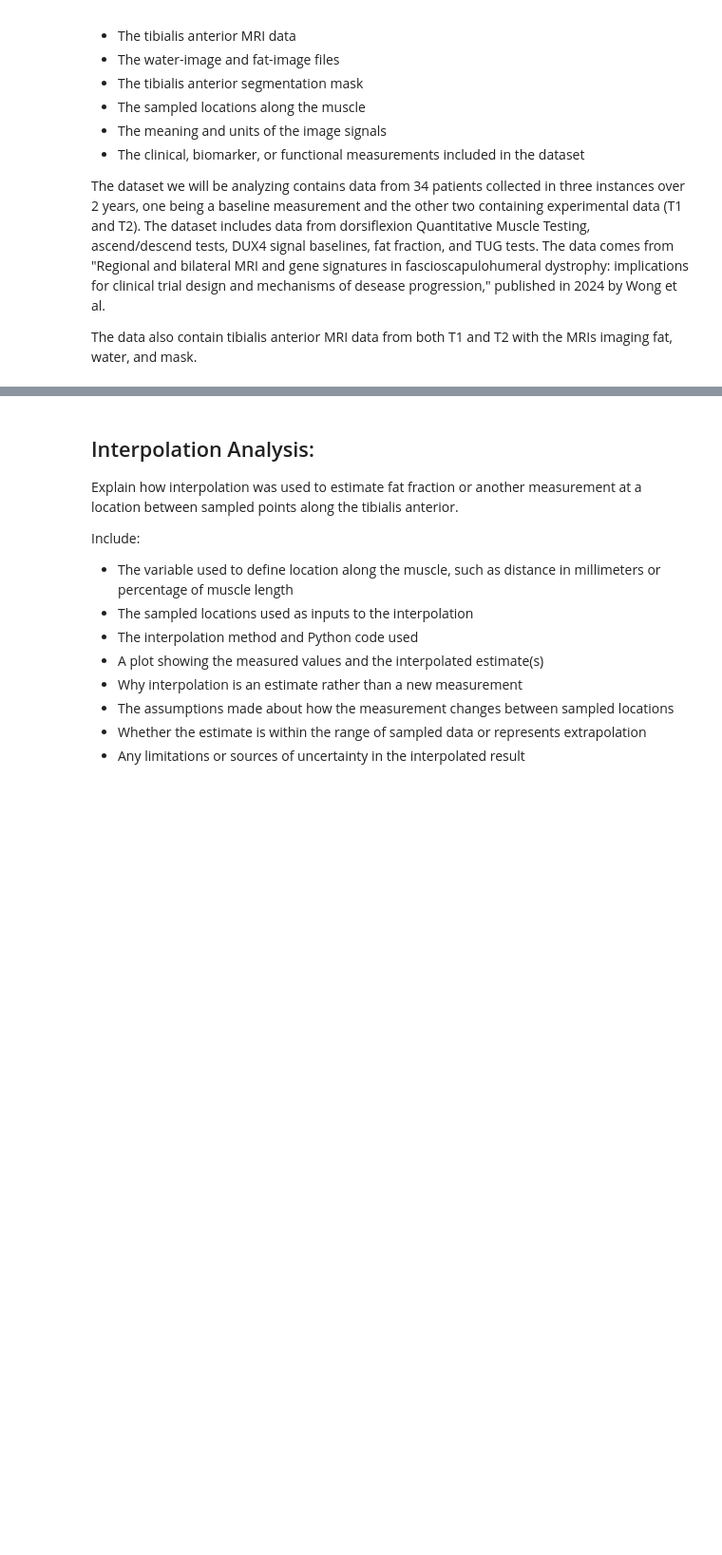
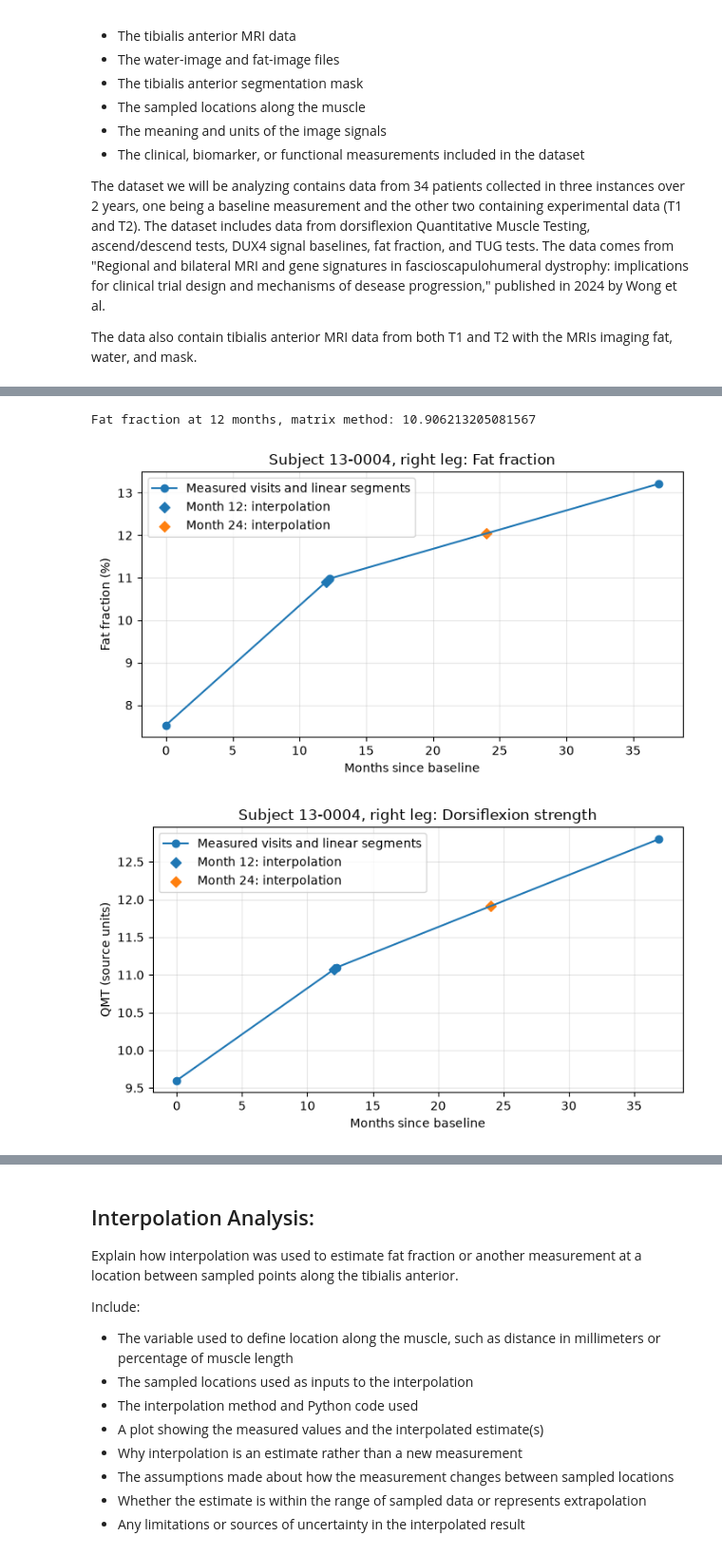
Before and after one commit to amccollbrady/bme2315_module2_fshd, a Jupyter notebook: FSHD_Module2_Project.ipynb, the cells around one changed output, grey strips where cells are left out. Shown at 95% size. Cells and saved outputs as stored; diff of their text form; code cells hidden in the pictures; blank space fills up the shorter version.

```diff
--- a/FSHD_Module2_Project.ipynb
+++ b/FSHD_Module2_Project.ipynb
@@ -62,0 +208,76 @@ Each figure should have labeled axes, an informative title, and a caption explai
+# %%
+df = pd.read_csv("Module2_FSHD_Dataset.csv")
+row = df.loc[df["subject_id"] == "13-0004"].iloc[0]
+
+lag_months = np.array([row["lag_months_baseline"], row["lag_months_y1"], row["lag_months_y2"]])
+ff_values = np.array([row["ff_baseline_R"], row["ff_y1_R"], row["ff_y2_R"]])
+strength_values = np.array([row["dorsiflexion_qmt_R_baseline"],
+                            row["dorsiflexion_qmt_R_y1"],
+                            row["dorsiflexion_qmt_R_y2"]])
+T1 = 12
+T2 = 24
+
+# The matrix method from the example, using the two points around month 12.
+valid = np.isfinite(lag_months) & np.isfinite(ff_values)
+x = lag_months[valid]
+y = ff_values[valid]
+order = np.argsort(x)
+x, y = x[order], y[order]
+i = int(np.clip(np.searchsorted(x, T1) - 1, 0, len(x) - 2))
+x1, x2 = x[i], x[i + 1]
+y1, y2 = y[i], y[i + 1]
+Z = np.array([[1, x1], [1, x2]])
+Y = np.array([y1, y2])
+A = np.linalg.solve(Z, Y)
+a1, a2 = A
+estimate_T1 = a1 + a2 * T1
+print("Fat fraction at 12 months, matrix method:", estimate_T1)
+
+# The same approach with interp1d, for both measurements.
+estimates = []
+for name, values, units in [("Fat fraction", ff_values, "Fat fraction (%)"),
+                            ("Dorsiflexion strength", strength_values, "QMT (source units)")]:
+    valid = np.isfinite(lag_months) & np.isfinite(values)
+    x = lag_months[valid]
+    y = values[valid]
+    order = np.argsort(x)
+    x, y = x[order], y[order]
+    if len(x) < 2 or len(np.unique(x)) != len(x):
+        for target in [T1, T2]:
+            estimates.append({"measure": name, "month": target,
+                              "estimate": np.nan, "type": "not enough distinct times"})
+        continue
+
+    f_linear = interp1d(x, y, kind="linear", bounds_error=False, fill_value="extrapolate")
+    if name == "Fat fraction":
+        assert np.isclose(f_linear(T1), estimate_T1)
+    plt.figure(figsize=(7, 4))
+    plt.plot(x, y, "o-", label="Measured visits and linear segments")
+    for target in [T1, T2]:
+        estimate = float(f_linear(target))
+        outside = max(x[0] - target, target - x[-1], 0)
+        estimate_type = "extrapolation" if outside > 0 else "interpolation"
+        if np.isclose(x, target).any():
+            estimate_type = "observed"
+        plausible = 0 <= estimate <= 100 if name == "Fat fraction" else estimate >= 0
+        estimates.append({"measure": name, "month": target, "estimate": estimate,
+                          "type": estimate_type, "months_outside_data": outside,
+                          "plausible": plausible})
+        plt.scatter(target, estimate, marker="D", label=f"Month {target}: {estimate_type}")
+        if outside > 0:
+            end = 0 if target < x[0] else -1
+            plt.plot([x[end], target], [y[end], estimate], "--", color="gray")
+    plt.xlabel("Months since baseline")
+    plt.ylabel(units)
+    plt.title("Subject 13-0004, right leg: " + name)
+    plt.legend()
+    plt.grid(True, alpha=0.3)
+    plt.tight_layout()
+    plt.show()
+
+estimates_df = pd.DataFrame(estimates)
+display(estimates_df.round(3))
+# %% [output]
+Fat fraction at 12 months, matrix method: 10.906213205081567
+[figure, added]
+[figure, added]
```
Also changed, not shown: parts of 10 cells of this notebook.
